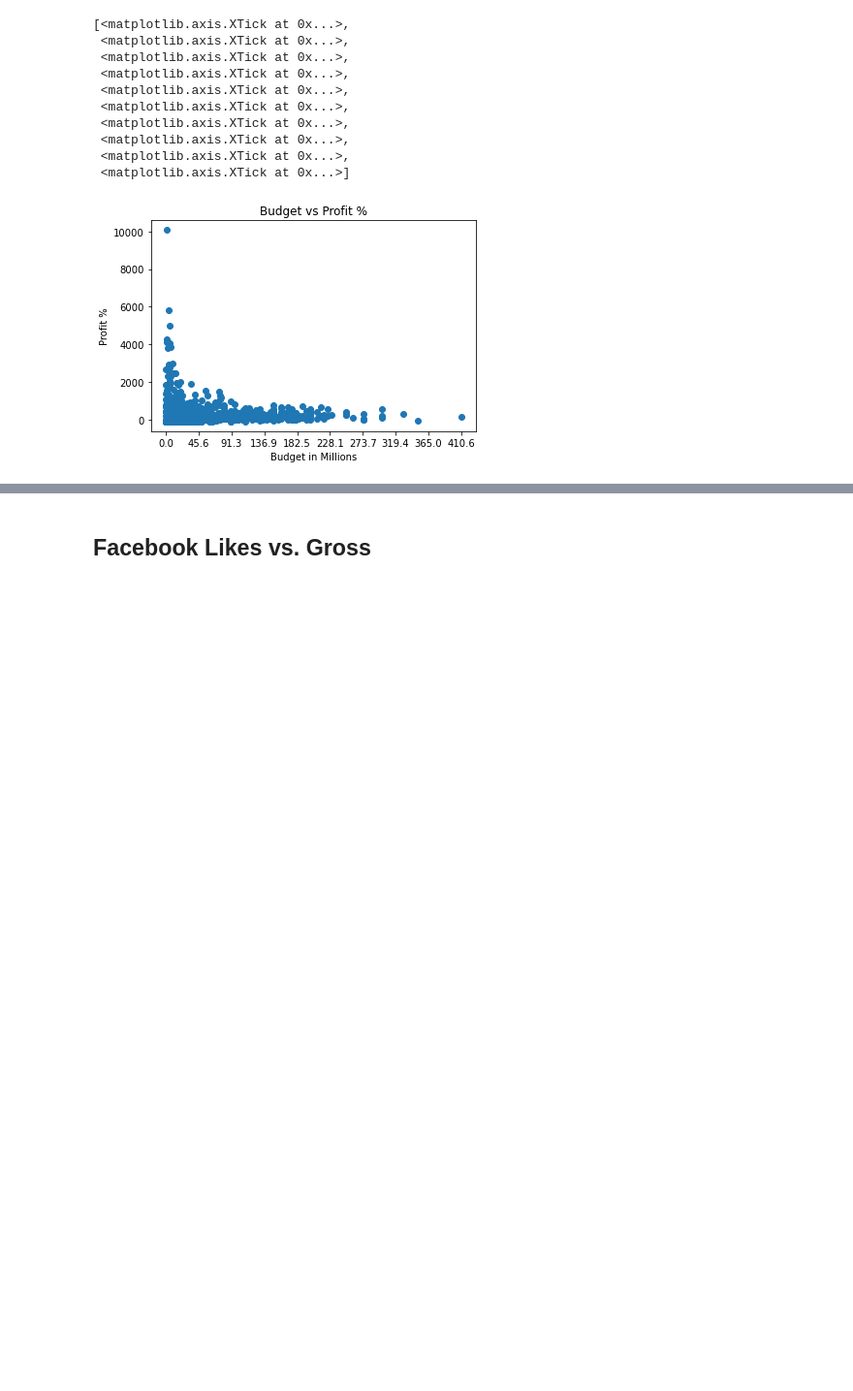
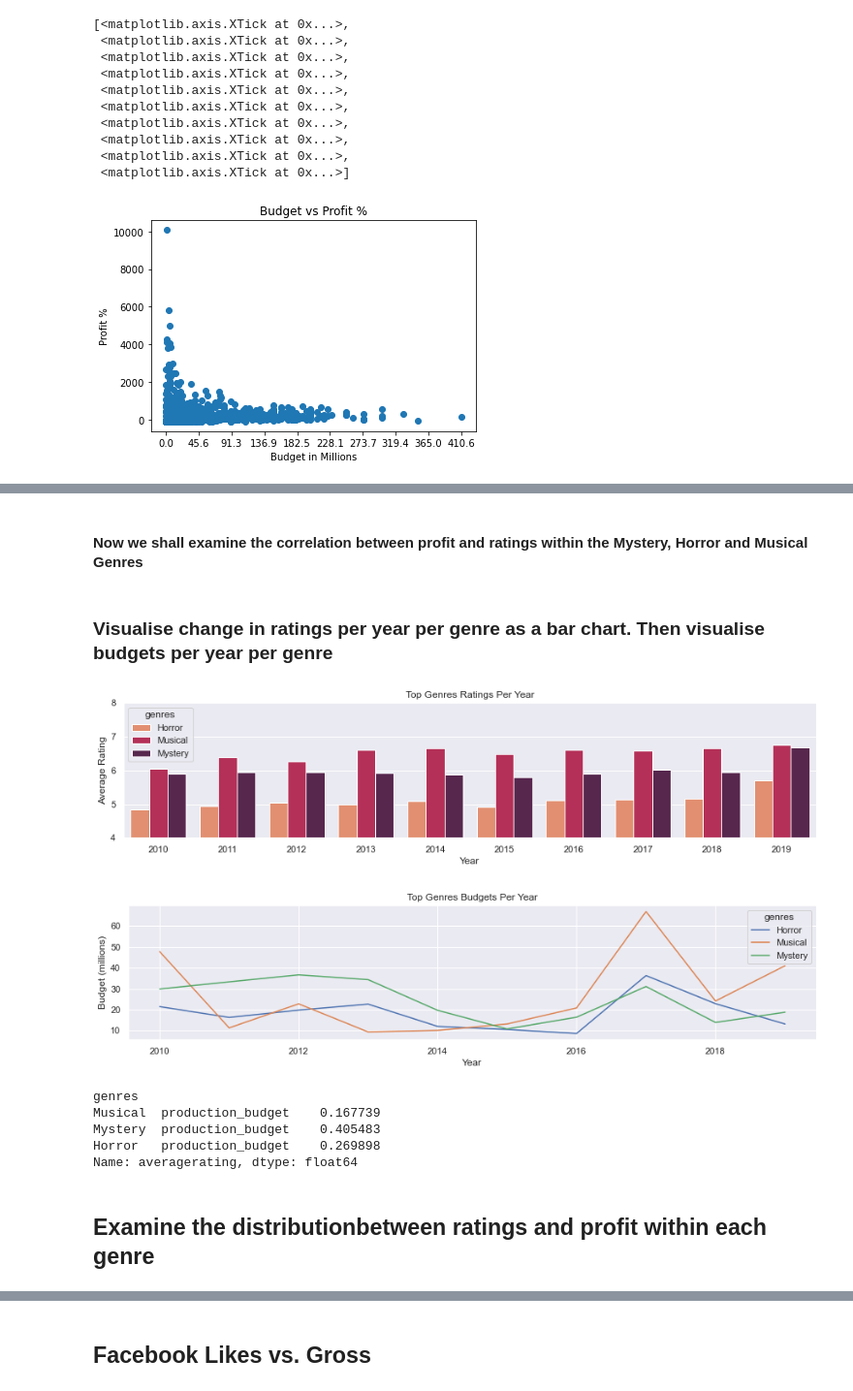
Before and after one commit to FeritYikar/ds-phase1-project, a Jupyter notebook: Master Notebook.ipynb, the cells around one changed output, grey strips where cells are left out. Shown at 97% size. Saved outputs shown, nothing was run; the diff lists cells and outputs as text; code cells hidden in the pictures; blank space fills up the shorter version.

```diff
--- a/Master Notebook.ipynb
+++ b/Master Notebook.ipynb
@@ -1185,0 +1388,2 @@ ax.set_xticks(xticks)
+# %% [markdown]
+#### Now we shall examine the correlation between profit and ratings within the Mystery, Horror and Musical Genres
@@ -1185,0 +1407,49 @@ ax.set_xticks(xticks)
+# %%
+#imdb_joined.explode('genres')
+imdb_joined['genres'] = imdb_joined['genres'].apply(lambda x: list(str(x).split(',')))
+imdb_joined = imdb_joined.explode('genres')
+# %%
+# Group by year and genre to view the average ratings of each genre per year
+rating_per_year = pd.DataFrame(imdb_joined.groupby(['start_year', 'genres'])['averagerating'].mean())
+rating_per_year = rating_per_year.reset_index()
+# %%
+# We are only interested in these 3 genres
+rating_per_year = rating_per_year[rating_per_year['genres'].isin(['Mystery', 'Musical', 'Horror'])]
+# %%
+# Group by year and genres to view their budgets per year
+genres_budgets_per_year = pd.DataFrame(imdb_budgets.groupby(['start_year', 'genres']).agg({'production_budget': 'mean'})).reset_index()
+
+# Isolate only the relevant genres
+genres_budgets_per_year = genres_budgets_per_year[genres_budgets_per_year['genres'].isin(['Mystery', 'Musical', 'Horror'])]
+# %% [markdown]
+### Visualise change in ratings per year per genre as a bar chart. Then visualise budgets per year per genre
+# %%
+fig, ax1 = plt.subplots(figsize = (15,3))
+palette = {'Mystery' : 'tab: red', 'Horror' : 'tab: cyan', 'Musical' : 'tab: purple'}
+sns.barplot(x='start_year',
+            y='averagerating',
+            color = [0.2, 0.2, 0.2],
+            hue = 'genres',
+            data = rating_per_year,
+            palette = sns.color_palette('rocket_r', n_colors=3)
+            )
+ax1.set_ylim(4,8)
+ax1.set_title('Top Genres Ratings Per Year')
+ax1.set_xlabel('Year')
+ax1.set_ylabel('Average Rating')
+
+fig, ax = plt.subplots(figsize = (15,3))
+palette = {'Mystery' : 'tab: red', 'Horror' : 'tab: cyan', 'Musical' : 'tab: purple'}
+sns.lineplot(x='start_year',
+            y='production_budget',
+            color = [0.2, 0.2, 0.2],
+            hue = 'genres',
+            data = genres_budgets_per_year
+            )
+
+ax.set_title('Top Genres Budgets Per Year')
+ax.set_xlabel('Year')
+ax.set_ylabel('Budget (millions)');
+# %% [output]
+[figure, added]
+[figure, added]
@@ -1185,0 +1465,11 @@ ax.set_xticks(xticks)
+# %%
+# View the correlation between budget and ratings within each of the desired genres
+imdb_genre_financials.groupby('genres')[['averagerating', 'production_budget']].corr()['averagerating'].loc[['Musical', 'Mystery', 'Horror'],'production_budget']
+# %% [output]
+genres
+Musical  production_budget    0.167739
+Mystery  production_budget    0.405483
+Horror   production_budget    0.269898
+Name: averagerating, dtype: float64
+# %% [markdown]
+## Examine the distributionbetween ratings and profit within each genre
```
Also changed, not shown: parts of 95 cells of this notebook, 8 other files.
